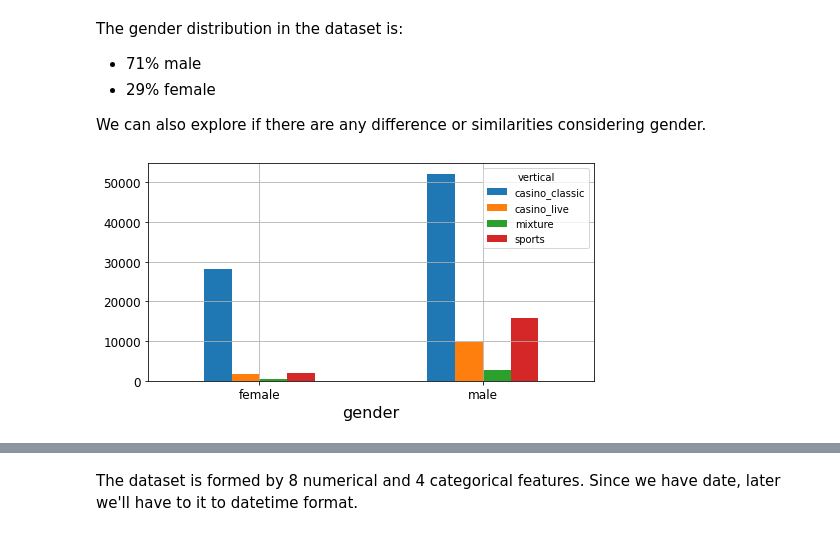
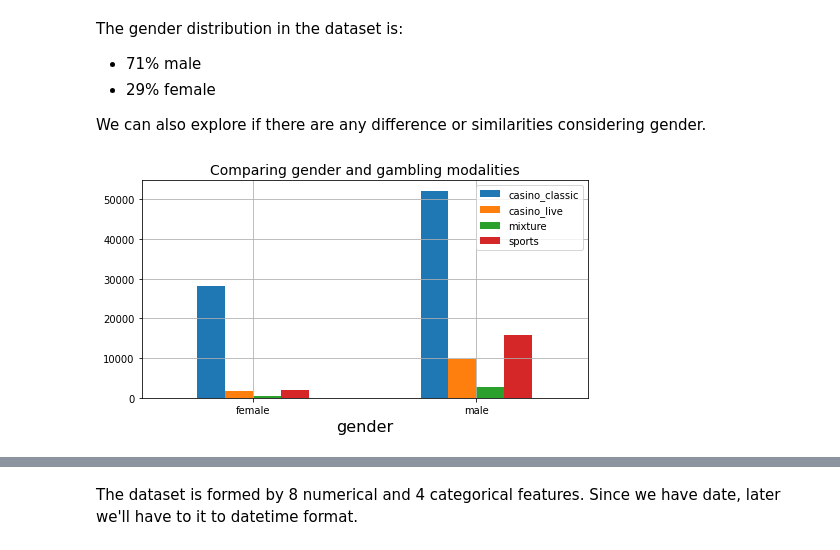
Before and after one commit to skepticalchemist/churn_prediction, a Jupyter notebook: notebooks/eda.ipynb, the cells around one changed output, grey strips where cells are left out. Drawn from its saved outputs; the diff is of its cells as text; code cells hidden in the pictures.

```diff
--- a/notebooks/eda.ipynb
+++ b/notebooks/eda.ipynb
@@ -126,13 +126,15 @@ We can also explore if there are any difference or similarities considering gend
 # %%
 # gender and gambling modality trends
 churn.groupby(["gender", "vertical"]).size().unstack().plot(
-    kind="bar", stacked=False, rot=0, fontsize=12, figsize=(8, 4)
+    kind="bar", stacked=False, rot=0, fontsize=10, figsize=(8, 4), align="center"
 )
 plt.xlabel("gender", fontsize=16)
+plt.title("Comparing gender and gambling modalities", fontsize=14)
+plt.legend(loc='upper right')
 plt.grid()
 plt.show()
 # %% [output]
-[figure, old version]
+[figure, new version]
 # %%
 # showing some decriptive statistics
 churn.describe()
```
Also changed, not shown: parts of 19 cells of this notebook, 6 other files.
